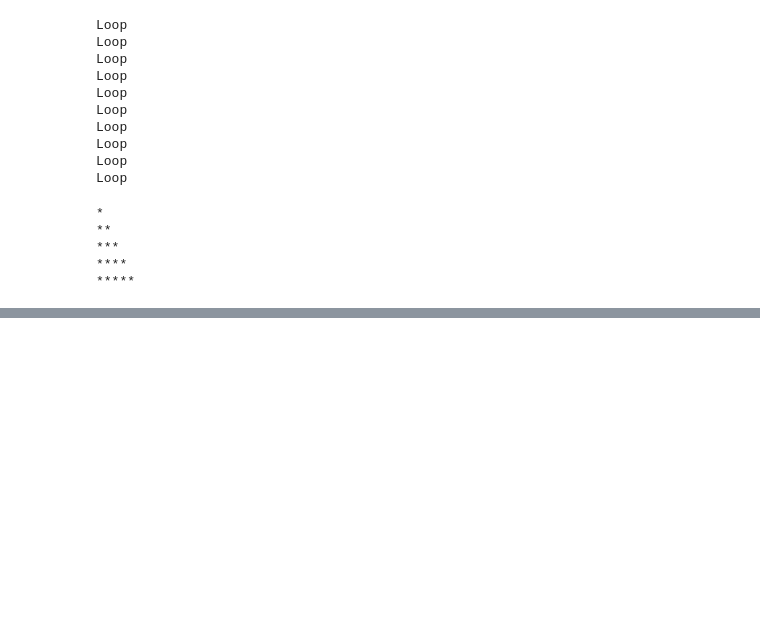
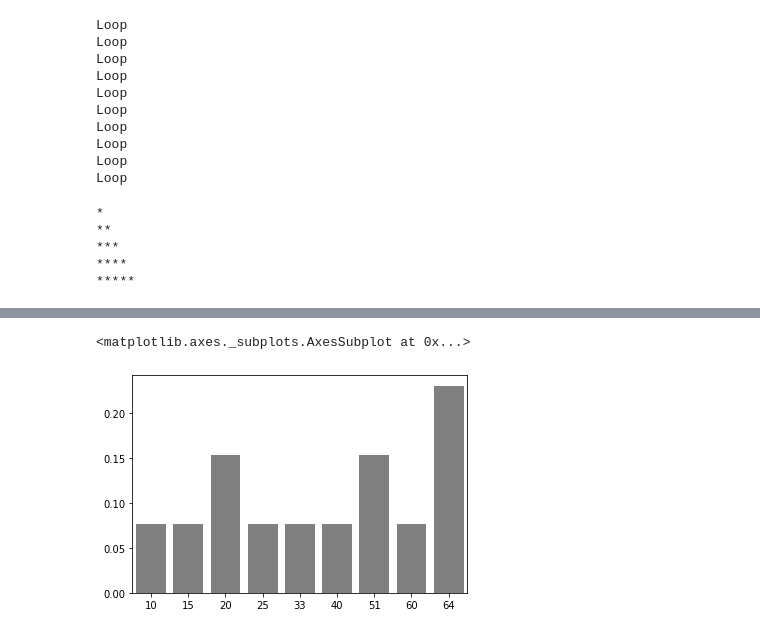
Before and after one commit to abhi-lejon/Machine-learning, a Jupyter notebook: Python_programming.ipynb, the cells around one changed output, grey strips where cells are left out. Drawn from its saved outputs; the diff is of its cells as text; code cells hidden in the pictures; blank space fills up the shorter version.

```diff
--- a/Python_programming.ipynb
+++ b/Python_programming.ipynb
@@ -972,0 +1646,8 @@ print(a)
+# %%
+sample2 = [10,15,20,20,25,33,40,51,51,60,64,64,64]
+df3 = DataFrame(sample2,columns=['Sample'])
+probabilities = df3['Sample'].value_counts(normalize=True)
+sns.barplot(probabilities.index, probabilities.values, color='grey')
+# %% [output]
+<matplotlib.axes._subplots.AxesSubplot at 0x...>
+[figure, added]
```
Also changed, not shown: parts of 194 cells of this notebook.
